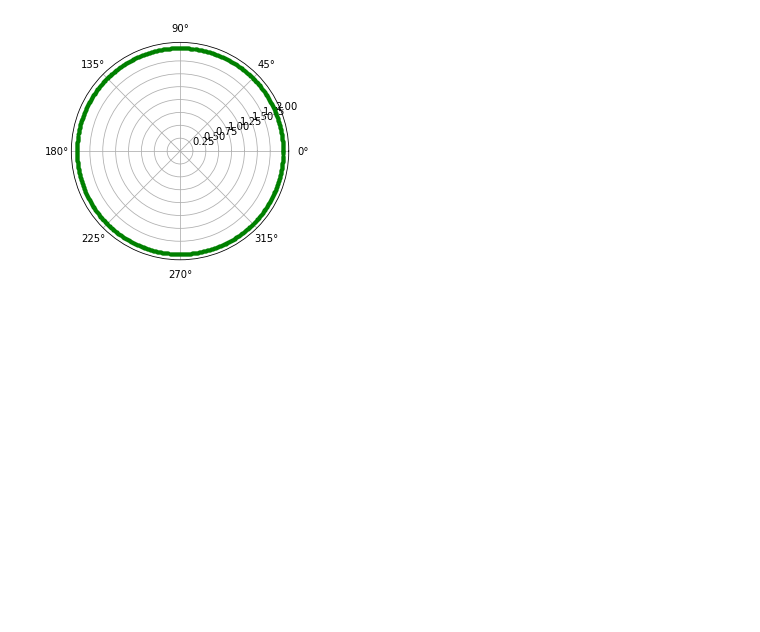
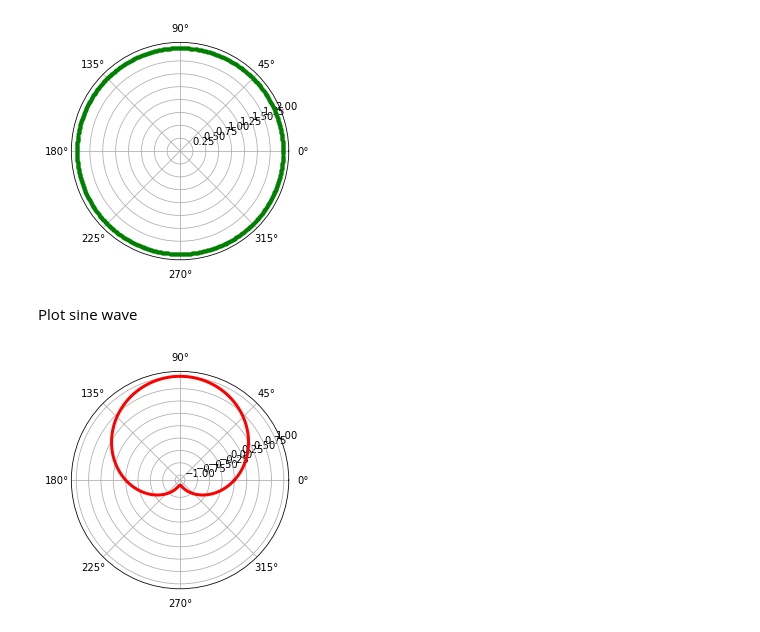
Before and after one commit to Rathees-Koneswarann/python-polar-plot, a Jupyter notebook: main.ipynb, the cells around one changed output. Cells and saved outputs as stored; diff of their text form; code cells hidden in the pictures; blank space fills up the shorter version.

Commit message:
Plot sine wave

```diff
--- a/main.ipynb
+++ b/main.ipynb
@@ -26,3 +26,24 @@ for rad in rads:
 plt.show()
 # %% [output]
 [figure]
+# %% [markdown]
+Plot sine wave
+# %%
+# setting the axes projection as polar
+plt.axes(projection = 'polar')
+
+# setting the radius
+r = 2
+
+# creating an array containing the
+# radian values
+x = np.arange(0, (2 * np.pi), 0.01)
+y = np.sin(x)
+
+# plotting the circle
+plt.plot(x, y, color='red', lw=3)
+
+# display the Polar plot
+plt.show()
+# %% [output]
+[figure, added]
```
